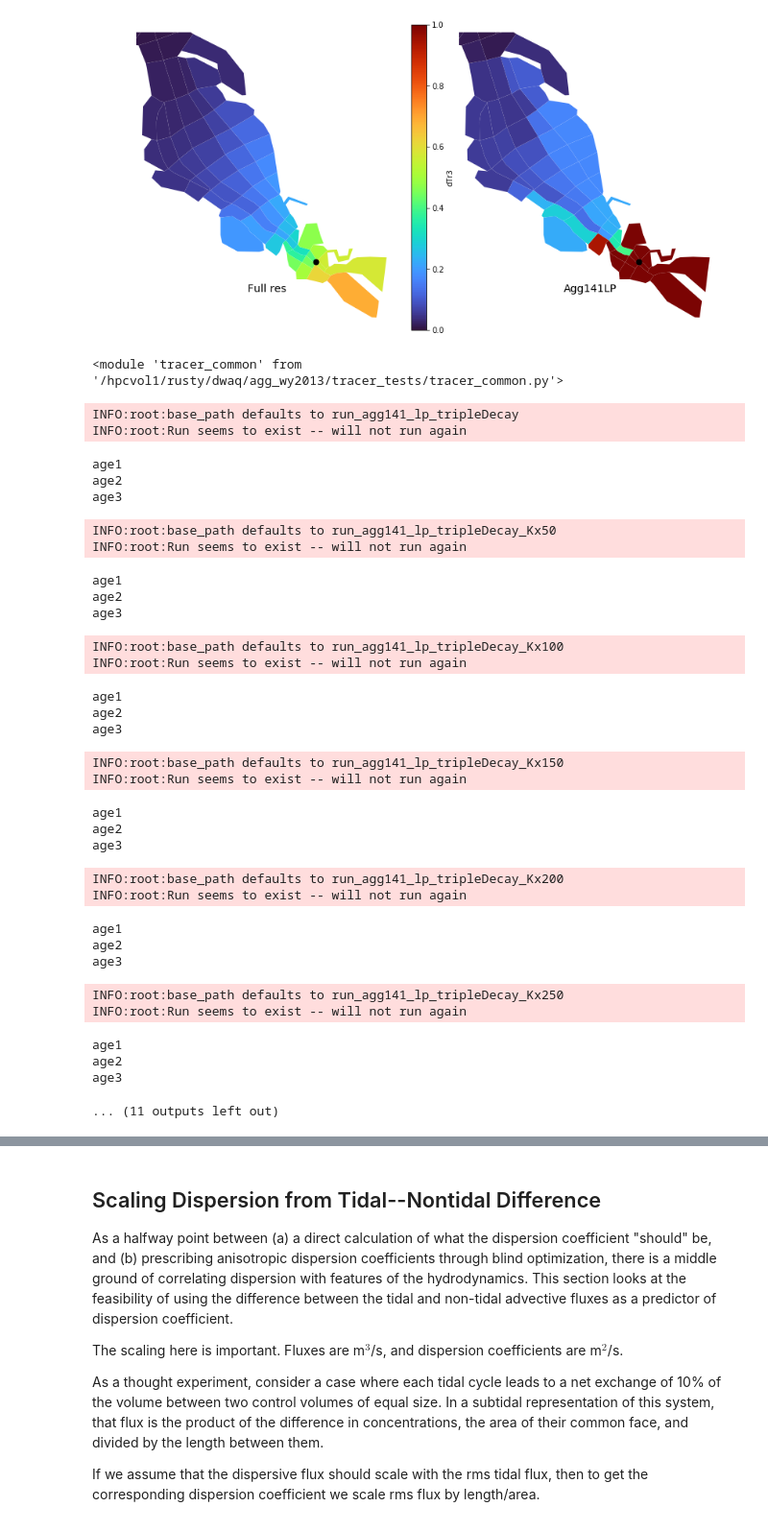
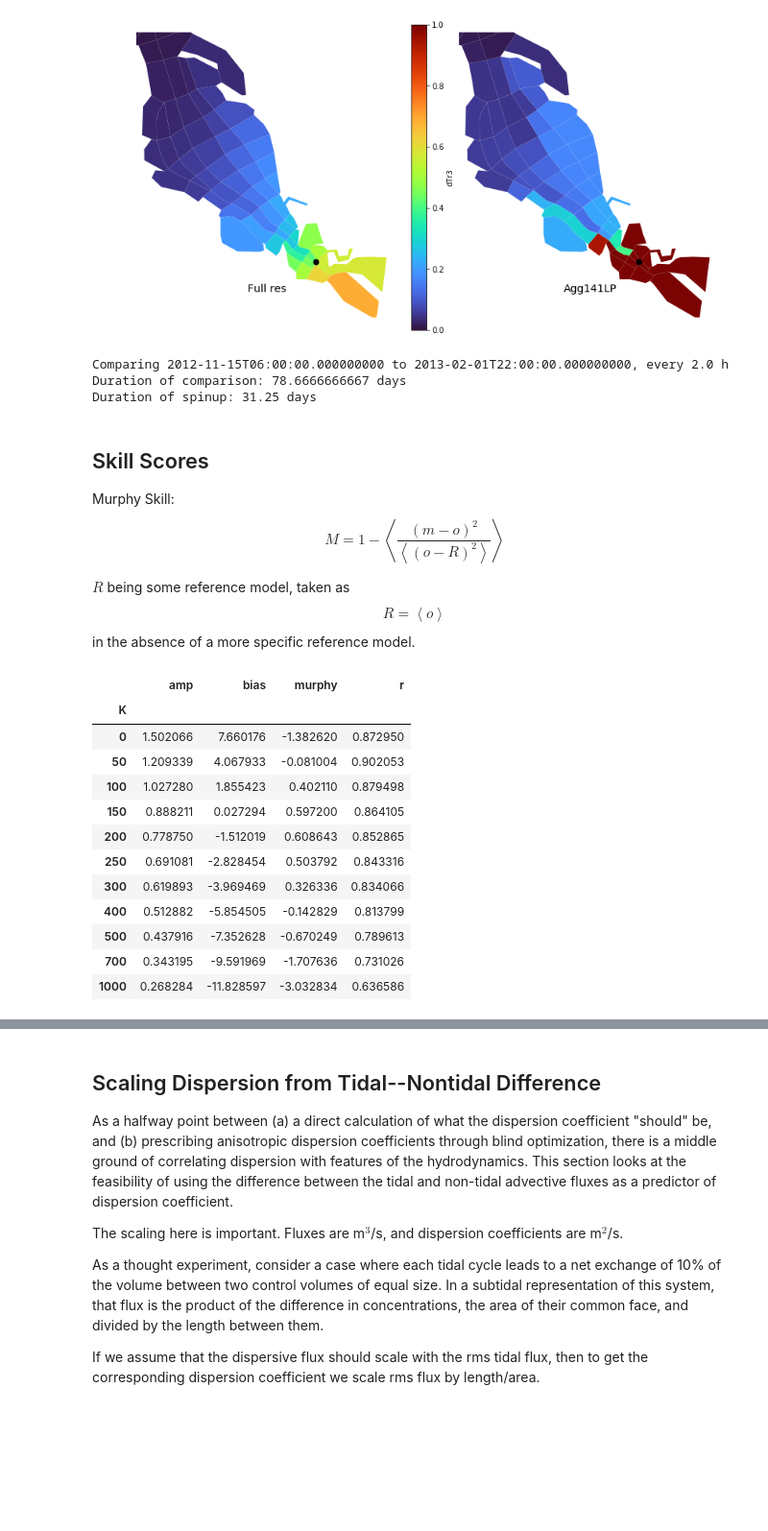
Before and after one commit to rustychris/agg_wy2013, a Jupyter notebook: tracer_tests/decay_tracer_v02.ipynb, the cells around one changed output, grey strips where cells are left out. Shown: that part at 96% size. Saved outputs shown, nothing was run; the diff lists cells and outputs as text; code cells hidden in the pictures; blank space fills up the shorter version.

```diff
--- a/tracer_tests/decay_tracer_v02.ipynb
+++ b/tracer_tests/decay_tracer_v02.ipynb
@@ -158,10 +158,25 @@ t_slc=slice(1500,-1,4) # used to be stride of 100, but that's 50 hours.  no good
 # dependence, and it's possible that time variability could improve the short time stuff.
 # Strike that. Try decaying tracers, but much faster decay rate.
 # t_slc=slice(0,)
-# %%
-six.moves.reload_module(tc)
-# %% [output]
-<module 'tracer_common' from '/hpcvol1/rusty/dwaq/agg_wy2013/tracer_tests/tracer_common.py'>
+# %%
+times=agg_tracers.time.values[t_slc]
+print("Comparing %s to %s, every %s h"%( times[0], times[-1], (times[1]-times[0])/np.timedelta64(1,'h')))
+print("Duration of comparison: %s days"%( (times[-1]-times[0])/np.timedelta64(86400,'s')))
+print("Duration of spinup: %s days"%( (times[0]-agg_tracers.time.values[0])/np.timedelta64(86400,'s')))
+# %% [output]
+Comparing 2012-11-15T06:00:00.000000000 to 2013-02-01T22:00:00.000000000, every 2.0 h
+Duration of comparison: 78.6666666667 days
+Duration of spinup: 31.25 days
+# %% [markdown]
+Skill Scores
+--
+
+Murphy Skill:
+$$ M=1- \left< \frac{ \left( m-o \right)^2 }{ \left< \left( o-R \right) ^2 \right> } \right>$$
+
+$R$ being some reference model, taken as
+$$R=\left< o \right> $$
+in the absence of a more specific reference model.
 # %%
 # next layer of the onion -- scan parameters with just a spatially/temporally
 # constant base_x_dispersion.
@@ -176,37 +191,20 @@ for K in [0,50,100,150,200,250,300,400,500,700,1000]:
                              tracer_pattern="age.*")
     score['K']=K
     rows.append( score )
-pd.DataFrame(rows)
-# %% [output]
-INFO:root:base_path defaults to run_agg141_lp_tripleDecay
-INFO:root:Run seems to exist -- will not run again
-age1
-age2
-age3
-INFO:root:base_path defaults to run_agg141_lp_tripleDecay_Kx50
-INFO:root:Run seems to exist -- will not run again
-age1
-age2
-age3
-INFO:root:base_path defaults to run_agg141_lp_tripleDecay_Kx100
-INFO:root:Run seems to exist -- will not run again
-age1
-age2
-age3
-INFO:root:base_path defaults to run_agg141_lp_tripleDecay_Kx150
-INFO:root:Run seems to exist -- will not run again
-age1
-age2
-age3
-INFO:root:base_path defaults to run_agg141_lp_tripleDecay_Kx200
-INFO:root:Run seems to exist -- will not run again
-age1
-age2
-age3
-INFO:root:base_path defaults to run_agg141_lp_tripleDecay_Kx250
-INFO:root:Run seems to exist -- will not run again
-age1
-age2
-age3
-... (11 outputs left out)
+# %%
+pd.DataFrame(rows).set_index('K').loc[:, ['amp','bias','murphy','r']]
+# %% [output]
+|  | amp | bias | murphy | r |
+| K |  |  |  |  |
+| 0 | 1.502066 | 7.660176 | -1.382620 | 0.872950 |
+| 50 | 1.209339 | 4.067933 | -0.081004 | 0.902053 |
+| 100 | 1.027280 | 1.855423 | 0.402110 | 0.879498 |
+| 150 | 0.888211 | 0.027294 | 0.597200 | 0.864105 |
+| 200 | 0.778750 | -1.512019 | 0.608643 | 0.852865 |
+| 250 | 0.691081 | -2.828454 | 0.503792 | 0.843316 |
+| 300 | 0.619893 | -3.969469 | 0.326336 | 0.834066 |
+| 400 | 0.512882 | -5.854505 | -0.142829 | 0.813799 |
+| 500 | 0.437916 | -7.352628 | -0.670249 | 0.789613 |
+| 700 | 0.343195 | -9.591969 | -1.707636 | 0.731026 |
+| 1000 | 0.268284 | -11.828597 | -3.032834 | 0.636586 |
 # %%
```
Also changed, not shown: parts of 8 cells of this notebook, 4 other files.
